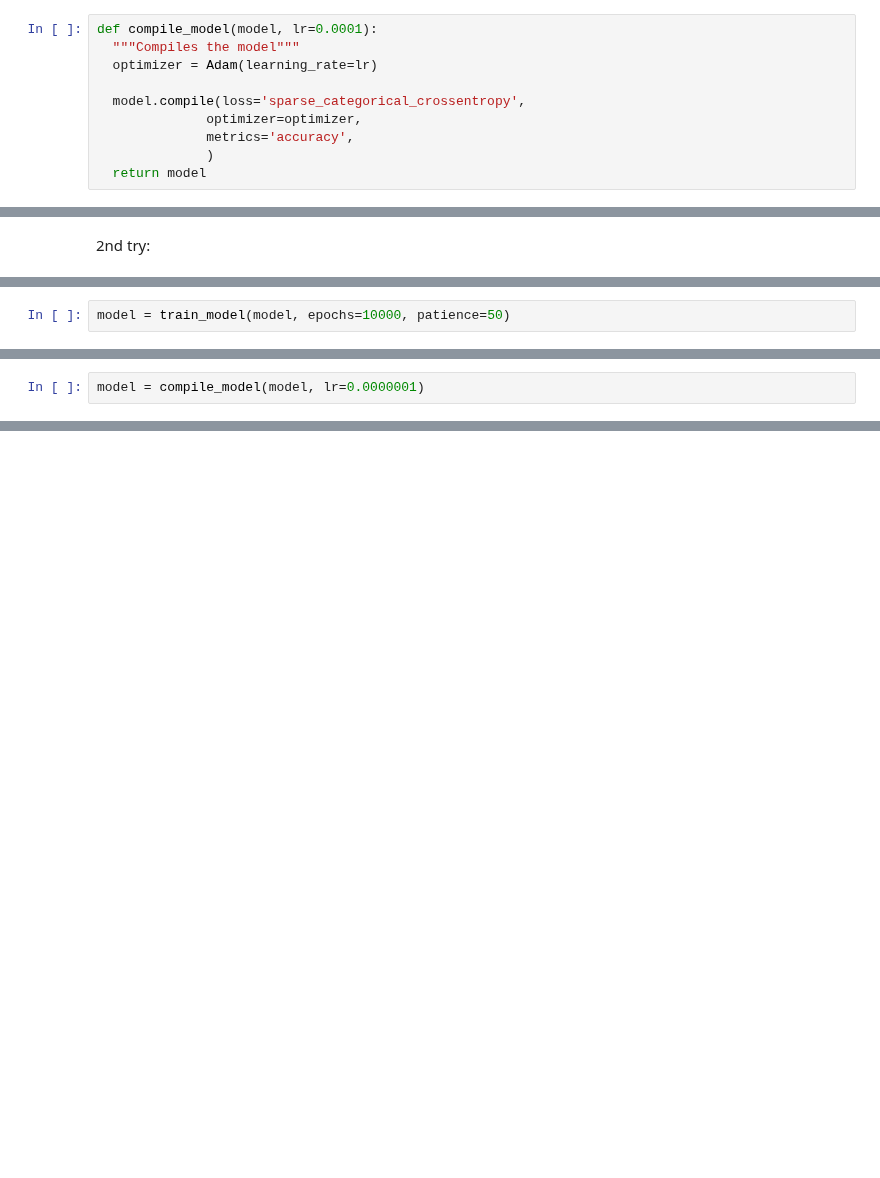
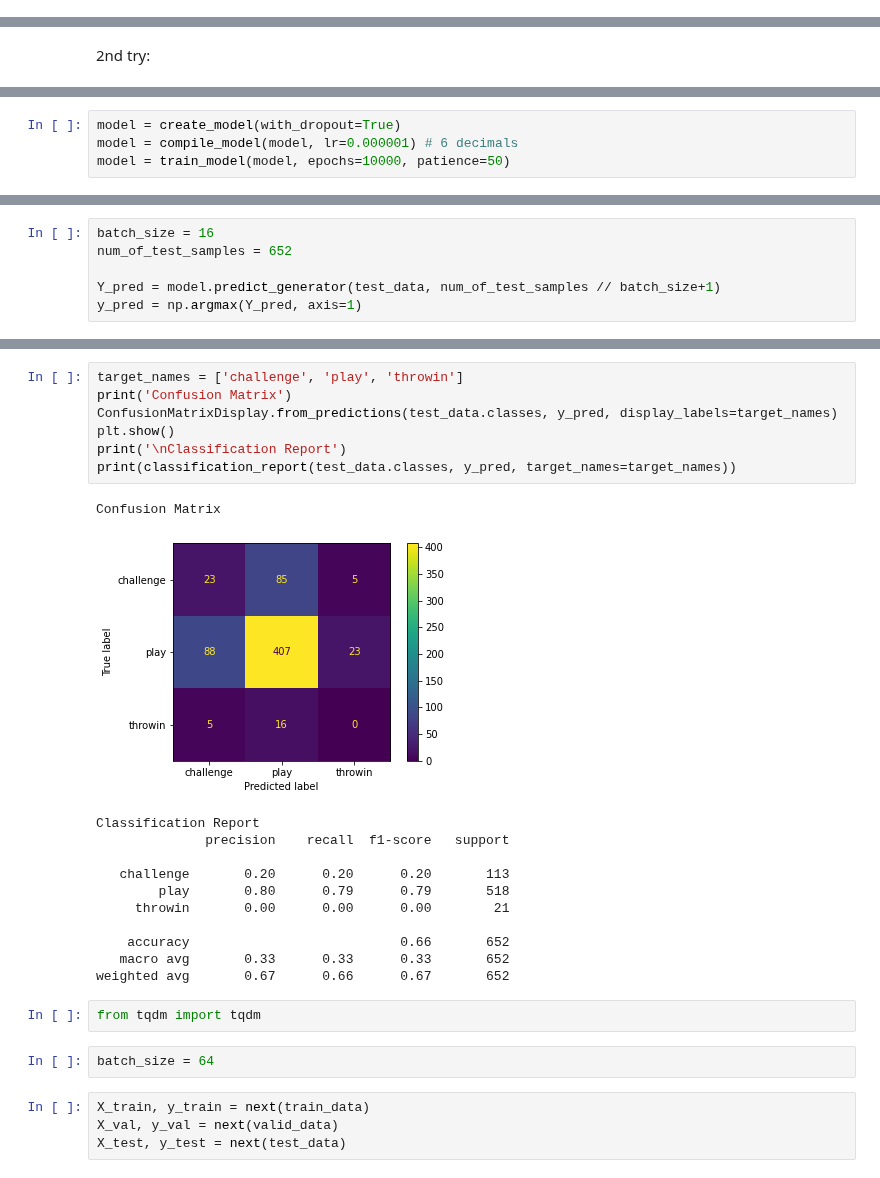
Before and after one commit to hmatzner/DFL-Bundesliga, a Jupyter notebook: modeling.ipynb, the cells around one changed output, grey strips where cells are left out. Cells and saved outputs as stored; diff of their text form; blank space fills up the shorter version.

```diff
--- a/modeling.ipynb
+++ b/modeling.ipynb
@@ -214,10 +223,0 @@ def train_model(model, train_data=train_data, valid_data=valid_data, epochs=100,
-# %%
-def compile_model(model, lr=0.0001):
-  """Compiles the model"""
-  optimizer = Adam(learning_rate=lr)
-
-  model.compile(loss='sparse_categorical_crossentropy',
-              optimizer=optimizer,
-              metrics='accuracy',
-              )
-  return model
@@ -251,4 +260,6 @@ model = compile_model(model, lr=-0.0000001)
 # %%
+model = create_model(with_dropout=True)
+model = compile_model(model, lr=0.000001) # 6 decimals
 model = train_model(model, epochs=10000, patience=50)
 # %% [output]
 Epoch 1/10000
@@ -274,2 +281,0 @@ KeyboardInterrupt: ignored
-# %%
-model = compile_model(model, lr=0.0000001)
@@ -295,0 +282,6 @@ Epoch 79/10000
+# %%
+batch_size = 16
+num_of_test_samples = 652
+
+Y_pred = model.predict_generator(test_data, num_of_test_samples // batch_size+1)
+y_pred = np.argmax(Y_pred, axis=1)
@@ -295,0 +290,28 @@ Epoch 79/10000
+# %%
+target_names = ['challenge', 'play', 'throwin']
+print('Confusion Matrix')
+ConfusionMatrixDisplay.from_predictions(test_data.classes, y_pred, display_labels=target_names)
+plt.show()
+print('\nClassification Report')
+print(classification_report(test_data.classes, y_pred, target_names=target_names))
+# %% [output]
+Confusion Matrix
+[figure, added]
+Classification Report
+              precision    recall  f1-score   support
+
+   challenge       0.20      0.20      0.20       113
+        play       0.80      0.79      0.79       518
+     throwin       0.00      0.00      0.00        21
+
+    accuracy                           0.66       652
+   macro avg       0.33      0.33      0.33       652
+weighted avg       0.67      0.66      0.67       652
+# %%
+from tqdm import tqdm
+# %%
+batch_size = 64
+# %%
+X_train, y_train = next(train_data)
+X_val, y_val = next(valid_data)
+X_test, y_test = next(test_data)
```
Also changed, not shown: parts of 50 cells of this notebook.
